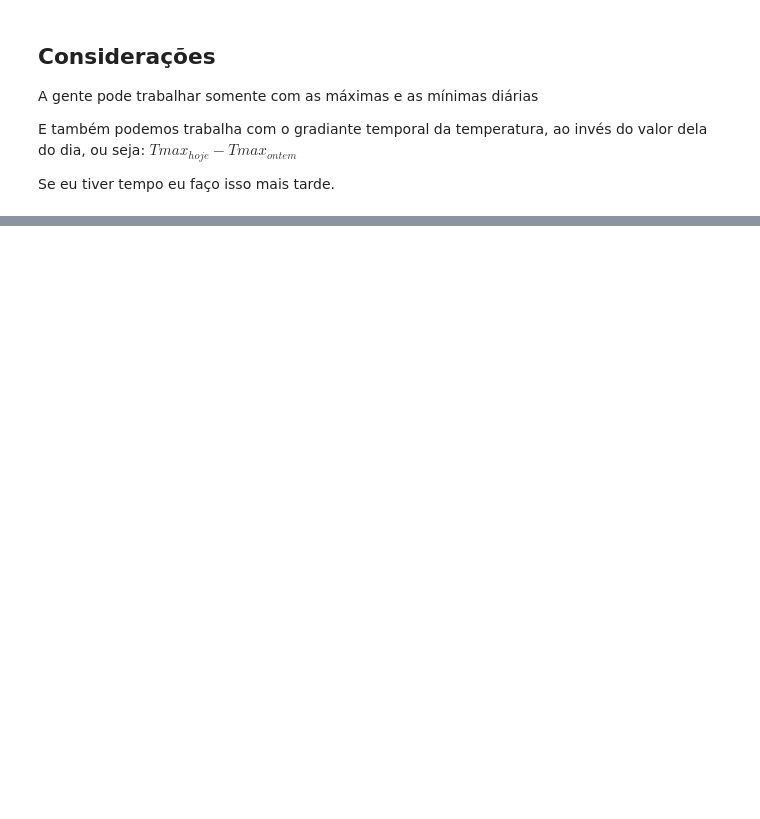
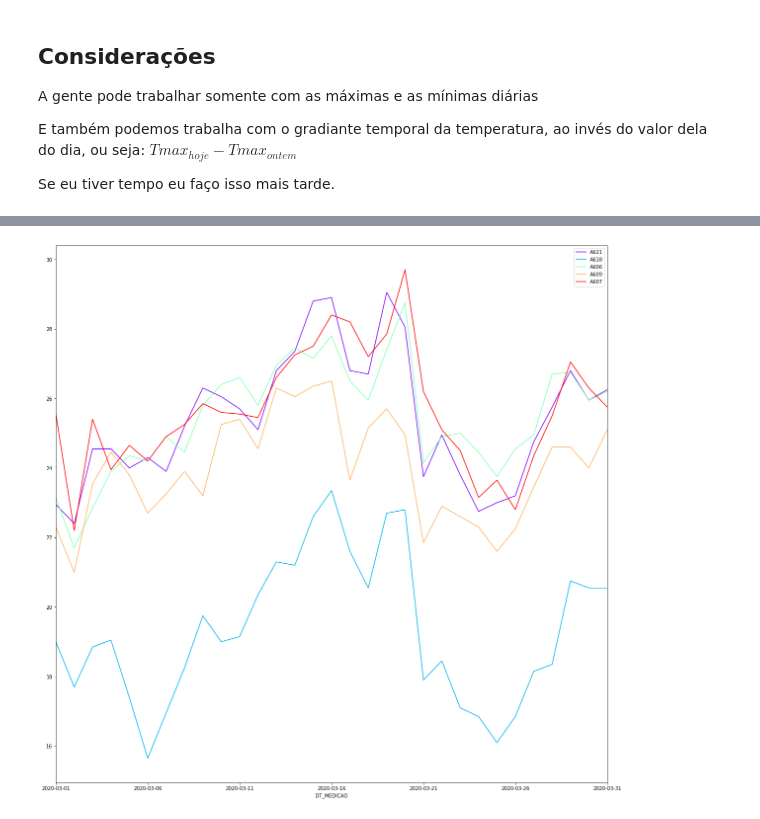
Before and after one commit to asalunai/IoT-trabalho, a Jupyter notebook: pre_proc.ipynb, the cells around one changed output, grey strips where cells are left out. Saved outputs shown, nothing was run; the diff lists cells and outputs as text; code cells hidden in the pictures; blank space fills up the shorter version.

```diff
--- a/pre_proc.ipynb
+++ b/pre_proc.ipynb
@@ -237,0 +353,4 @@ Se eu tiver tempo eu faço isso mais tarde.
+# %%
+ax = df_comp_dia.plot(figsize=(20,20), colormap='rainbow')
+# %% [output]
+[figure, added]
```
Also changed, not shown: parts of 4 cells of this notebook.
